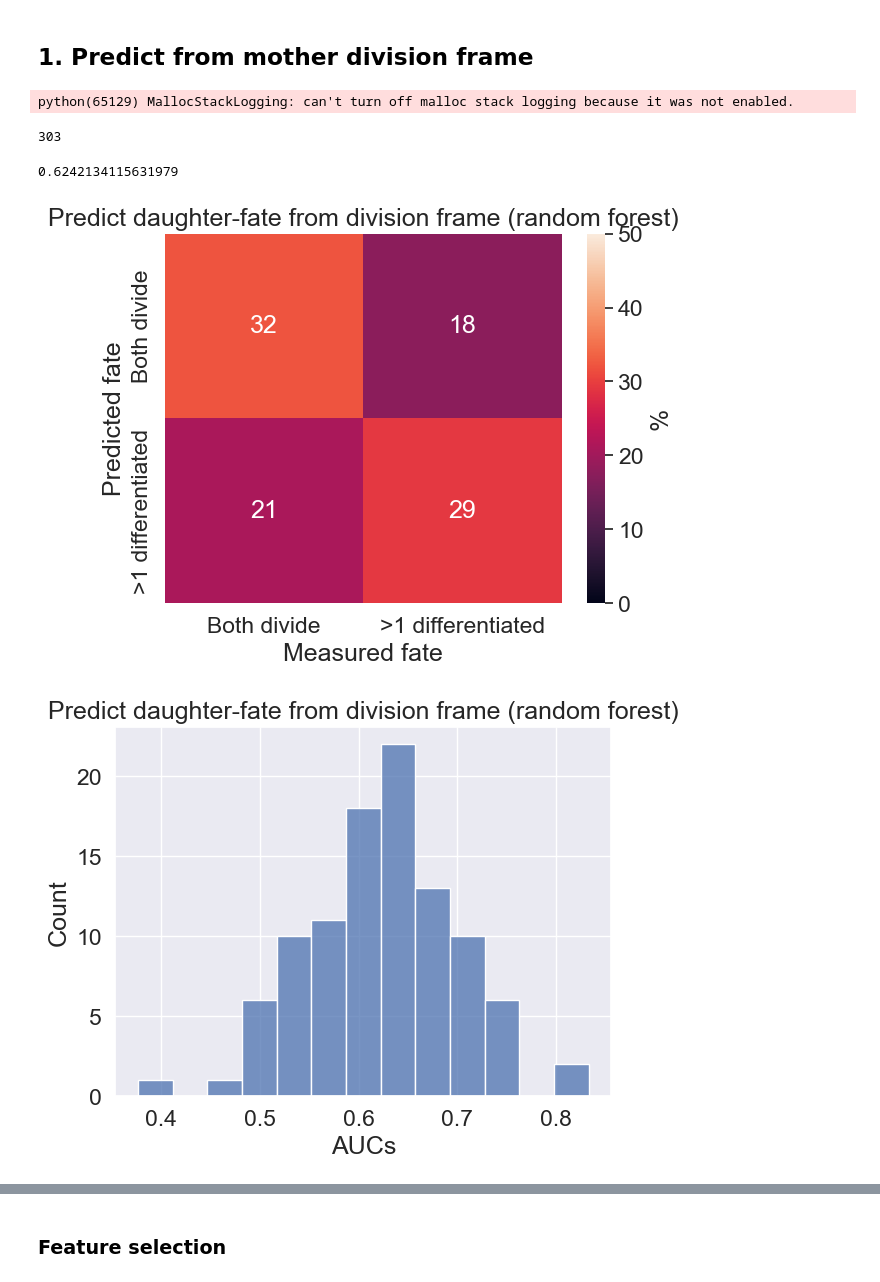
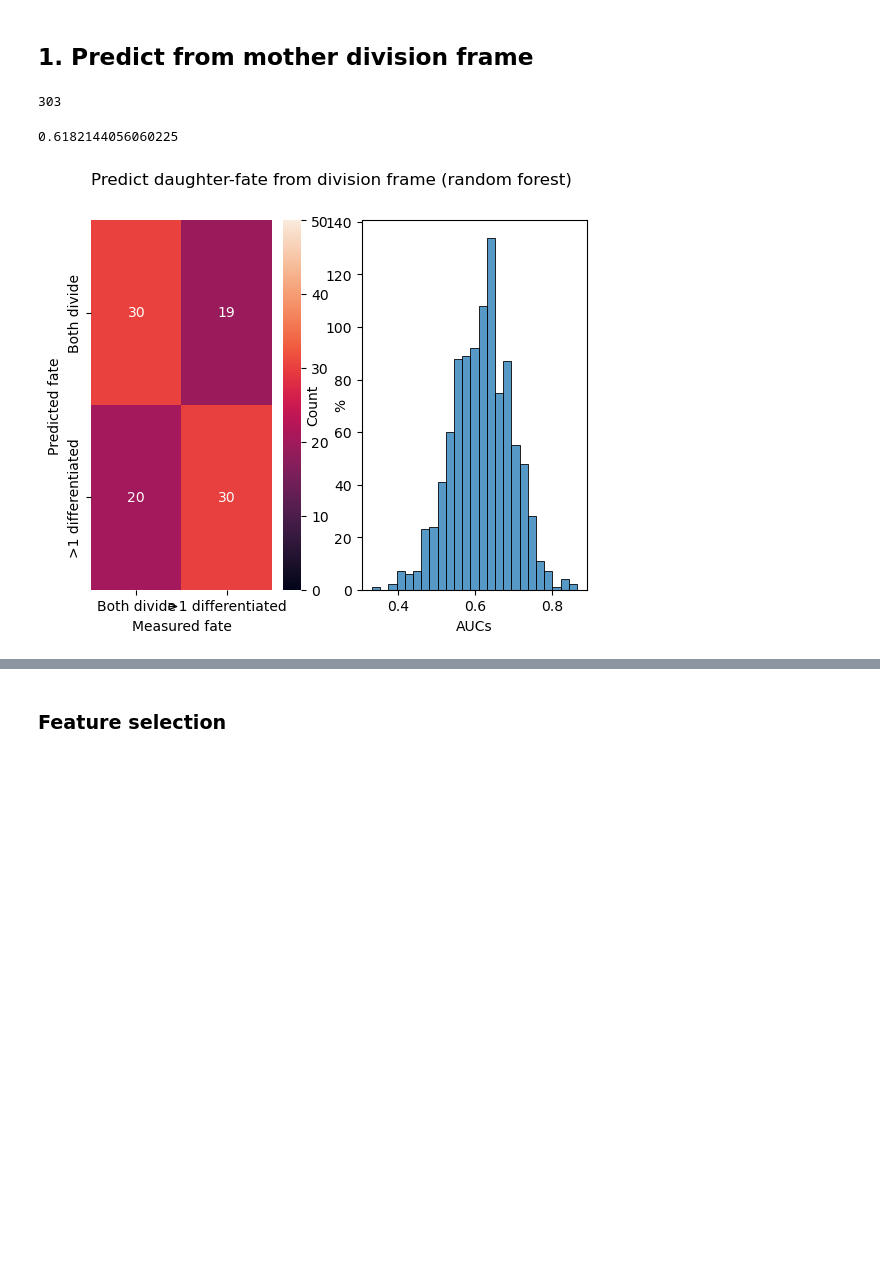
Before and after one commit to xies/mouse_skin_size_control, a Jupyter notebook: 2025_lineage_analysis/notebooks/RF_classify_division.ipynb, the cells around one changed output, grey strips where cells are left out. Saved outputs shown, nothing was run; the diff lists cells and outputs as text; code cells hidden in the pictures; blank space fills up the shorter version.

```diff
--- a/2025_lineage_analysis/notebooks/RF_classify_division.ipynb
+++ b/2025_lineage_analysis/notebooks/RF_classify_division.ipynb
@@ -51,7 +51,7 @@ def predict_feature(df:pd.DataFrame,
         df_ = get_balanced_df_by_category(df, df[feature2predict,'Meta'].values)
 
         pipe = pipeline.make_pipeline(preprocessing.StandardScaler(),
-                                      classifier() )
+                                      classifier )
 
         y = df_[feature2predict,'Meta'].astype(float)
         X = df_.xs(measurement_level_name,level=1,axis=1).astype(float)
@@ -89,35 +89,36 @@ print(len(divisions))
 feature2predict = 'At least one daughter differentiated'
 divisions = divisions.dropna(subset=[(feature2predict,'Meta')])
 print(len(divisions))
-predictions,models = predict_feature(divisions, ensemble.RandomForestClassifier, feature2predict,Niter=100)
+predictions,models = predict_feature(divisions,
+                                     ensemble.RandomForestClassifier(random_state=None),
+                                     feature2predict,Niter=1000)
 # %% [output]
-python(65129) MallocStackLogging: can't turn off malloc stack logging because it was not enabled.
+303
-303
 # %%
 # Calculate the confusion matrix
 avg_confusion = np.array([metrics.confusion_matrix(a,b)/len(a) for a,b in zip(predictions[0,:],predictions[1,:])])
 
-sb.set(font_scale=1.5)  # crazy big
-plt.title('Predict daughter-fate from division frame (random forest)')
+plt.subplot(1,2,1)
+# sb.set(font_scale=1)  # crazy big
+# plt.title('Predict daughter-fate from division frame (random forest)')
 sb.heatmap(avg_confusion.mean(axis=0)*100,annot=True,vmin=0,vmax=50,
           cbar_kws={'label':'%'})
 plt.gca().set_xticks([0.5,1.5],labels=['Both divide','>1 differentiated'])
 plt.gca().set_yticks([0.5,1.5],labels=['Both divide','>1 differentiated'])
 plt.xlabel('Measured fate')
 plt.ylabel('Predicted fate')
 
 # Calculate AUC scores
 AUCs = np.array([metrics.roc_auc_score(a,b) for a,b in zip(predictions[0,:],predictions[1,:])])
-plt.figure()
-plt.title('Predict daughter-fate from division frame (random forest)')
+plt.subplot(1,2,2)
 sb.histplot(AUCs)
 plt.xlabel('AUCs')
 
+plt.suptitle('Predict daughter-fate from division frame (random forest)')
 print(AUCs.mean())
 # %% [output]
-0.6242134115631979
+0.6182144056060225
-[figure, old version]
+[figure, new version]
-[figure, removed]
 # %%
 feat_names = divisions.xs('Measurement',level=1,axis=1).columns
 importances = pd.DataFrame(columns = feat_names,index=range(len(models)))
```
Also changed, not shown: parts of 16 cells of this notebook.
